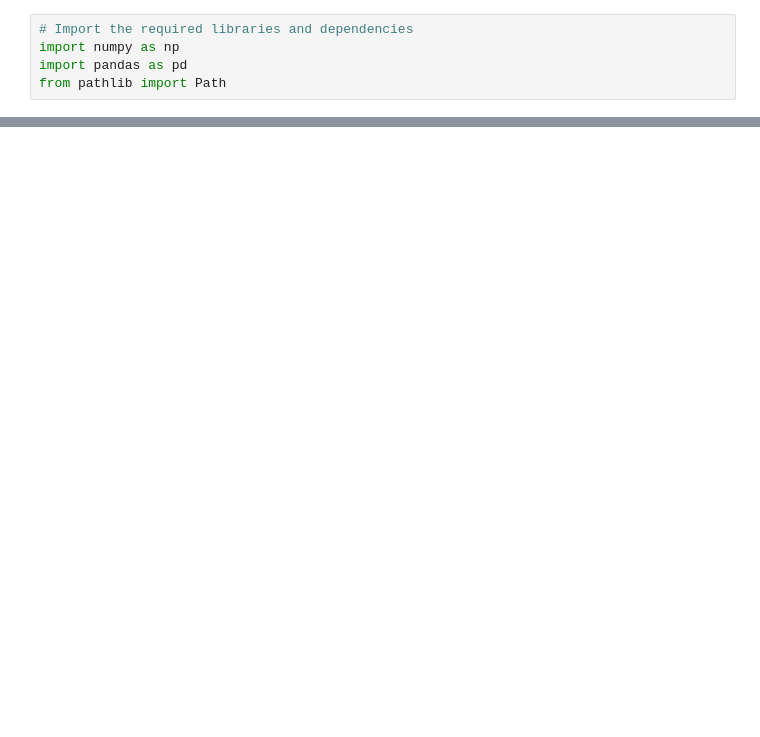
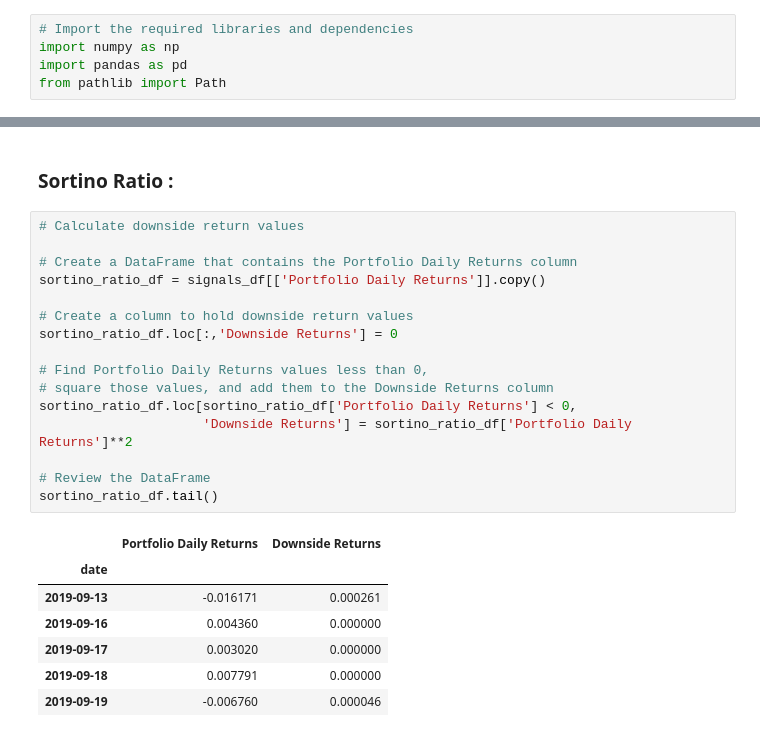
Before and after one commit to najibabounasr/Algorithmic_Trading_Basics, a Jupyter notebook: 4_Evaluation_Metrics.ipynb, the cells around one changed output, grey strips where cells are left out. Cells and saved outputs as stored; diff of their text form; blank space fills up the shorter version.

```diff
--- a/4_Evaluation_Metrics.ipynb
+++ b/4_Evaluation_Metrics.ipynb
@@ -18,0 +113,26 @@ FileNotFoundError: [Errno 2] No such file or directory: 'Resources/trading_signa
+# %% [markdown]
+### Sortino Ratio :
+# %%
+# Calculate downside return values
+
+# Create a DataFrame that contains the Portfolio Daily Returns column
+sortino_ratio_df = signals_df[['Portfolio Daily Returns']].copy()
+
+# Create a column to hold downside return values
+sortino_ratio_df.loc[:,'Downside Returns'] = 0
+
+# Find Portfolio Daily Returns values less than 0,
+# square those values, and add them to the Downside Returns column
+sortino_ratio_df.loc[sortino_ratio_df['Portfolio Daily Returns'] < 0,
+                     'Downside Returns'] = sortino_ratio_df['Portfolio Daily Returns']**2
+
+# Review the DataFrame
+sortino_ratio_df.tail()
+# %% [output]
+|  | Portfolio Daily Returns | Downside Returns |
+| date |  |  |
+| 2019-09-13 | -0.016171 | 0.000261 |
+| 2019-09-16 | 0.004360 | 0.000000 |
+| 2019-09-17 | 0.003020 | 0.000000 |
+| 2019-09-18 | 0.007791 | 0.000000 |
+| 2019-09-19 | -0.006760 | 0.000046 |
```
Also changed, not shown: parts of 18 cells of this notebook, 1 other file.
